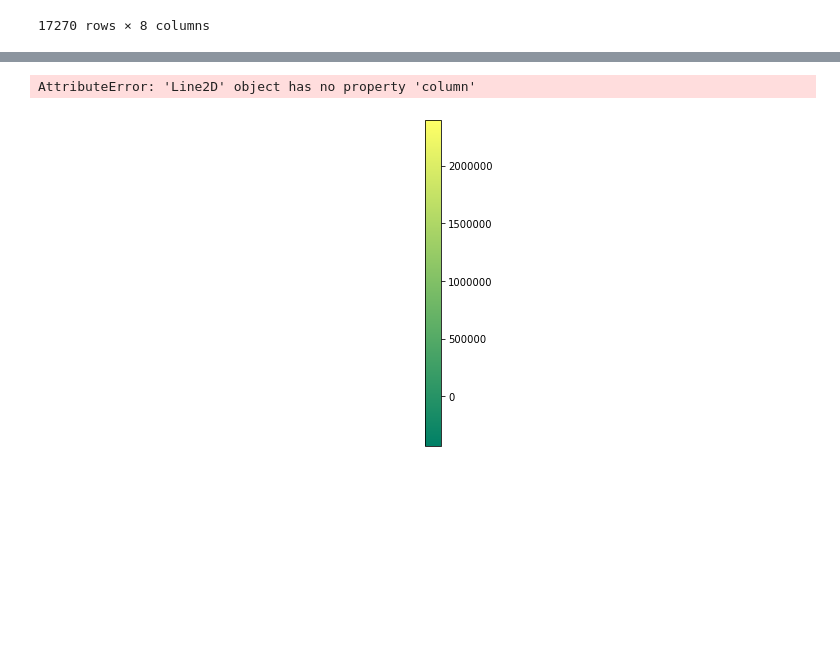
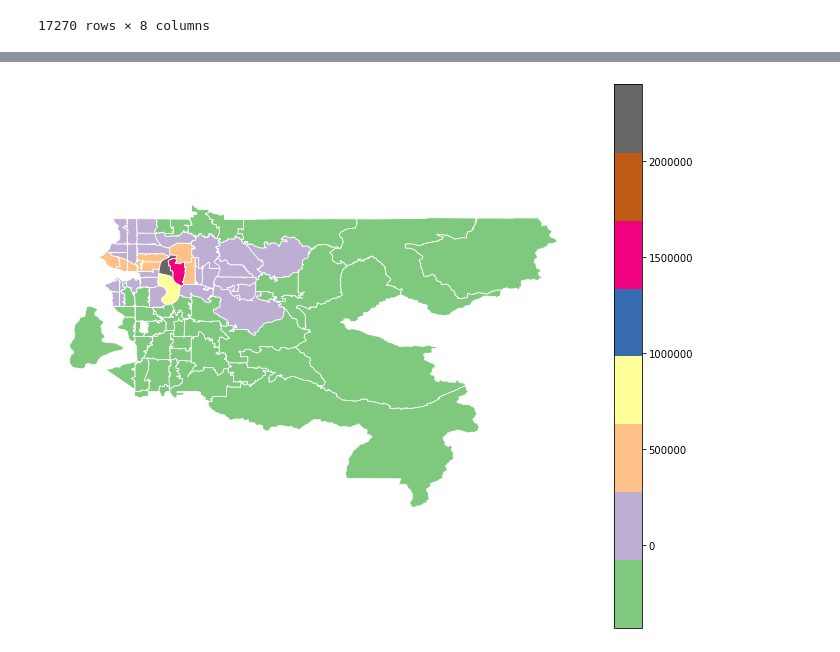
Before and after one commit to hmdev649/mod2-project, a Jupyter notebook: Exploratory Notebooks/exploratory/HighSqftIncrSalePrice.ipynb, the cells around one changed output, grey strips where cells are left out. Drawn from its saved outputs; the diff is of its cells as text; code cells hidden in the pictures; blank space fills up the shorter version.

```diff
--- a/Exploratory Notebooks/exploratory/HighSqftIncrSalePrice.ipynb
+++ b/Exploratory Notebooks/exploratory/HighSqftIncrSalePrice.ipynb
@@ -197,7 +197,7 @@ strong multicollinearity or other numerical problems.
 # %%
 sf = "///Users/timothycummins/Downloads/tl_2019_us_zcta510"
 dbsf = gpd.read_file(sf)
-dbsf['ZipCodeFix'] = dbsf['ZCTA5CE10']
+dbsf['ZipCodeFix'] = dbsf['ZCTA5CE10'].copy()
 # %%
 mergeddf = pd.merge(pvc_df,dbsf,how = 'left', on = 'ZipCodeFix')
 # %%
@@ -245,10 +245,9 @@ mergeddf2
 # %%
 
-merge3 = pd.merge(zipcoef,dbsf,how = 'left', on = 'ZipCodeFix')
-merge3 = merge3.drop(columns=['GEOID10','CLASSFP10','MTFCC10','FUNCSTAT10','AWATER10','ALAND10','INTPTLAT10','INTPTLON10','ZCTA5CE10'])
-merge3['coef'] = mergeddf2['coef'].astype(float)
+merge3 = pd.merge(dbsf,zipcoef,how = 'left', on = 'ZipCodeFix')
+merge3['coef'] = merge3['coef'].astype(float)
 merge3.dropna(inplace=True)
-merge3['coef'] = mergeddf2['coef'].astype(int)
+merge3['coef'] = merge3['coef'].astype(int)
 
 merge3
 # %% [output]
@@ -268,35 +267,34 @@ merge3
 # %%
-plt.rcParams['figure.figsize'] = [8, 6] #height, width
+# plt.rcParams['figure.figsize'] = [10, 10] #height, width
 
 vmin, vmax = -430000, 2400000
 
 # create figure and axes for Matplotlib
-fig, ax = plt.subplots(1, figsize=(8,6))
+fig, ax = plt.subplots(1, figsize=(12,10))
 
 # remove the axis
 ax.axis('off')
 
 # add a title and annotation
 # ax.set_title('''\nCount of 'Opportunity Youth' \n in South King County \n \n''', fontdict={'fontsize': '25', 'fontweight' : '3'})
 
 # Create colorbar legend
-sm = plt.cm.ScalarMappable(cmap='summer', norm=plt.Normalize(vmin=vmin, vmax=vmax))
+sm = plt.cm.ScalarMappable(cmap='Accent', norm=plt.Normalize(vmin=vmin, vmax=vmax))
 
 # empty array for the data range
 sm.set_array([])
 
 cbar = fig.colorbar(sm)
 
 # create map
-merge3.plot(column=(merge3['coef']), cmap='summer', linewidth=0.8, ax=ax, edgecolor='1')
+merge3.plot(column = (merge3['coef']), cmap='Accent', linewidth=0.8, ax=ax, edgecolor='1')
 # Add Labels
 merge3['coords'] = merge3['geometry'].apply(lambda x: x.representative_point().coords[:])
 merge3['coords'] = [coords[0] for coords in merge3['coords']]
 
 # Display names
 # for idx, row in skc.iterrows():
     # plt.annotate(s=row['OYP'], xy=row['coords'],horizontalalignment='center',fontsize=5)
 #     plt.annotate(s=row['PUMA'], xy=row['coords'],horizontalalignment='center',fontsize=10)
 # %% [output]
-AttributeError: 'Line2D' object has no property 'column'
-[figure, old version]
+[figure, new version]
```
Also changed, not shown: parts of 2 cells of this notebook, 3 other files.
